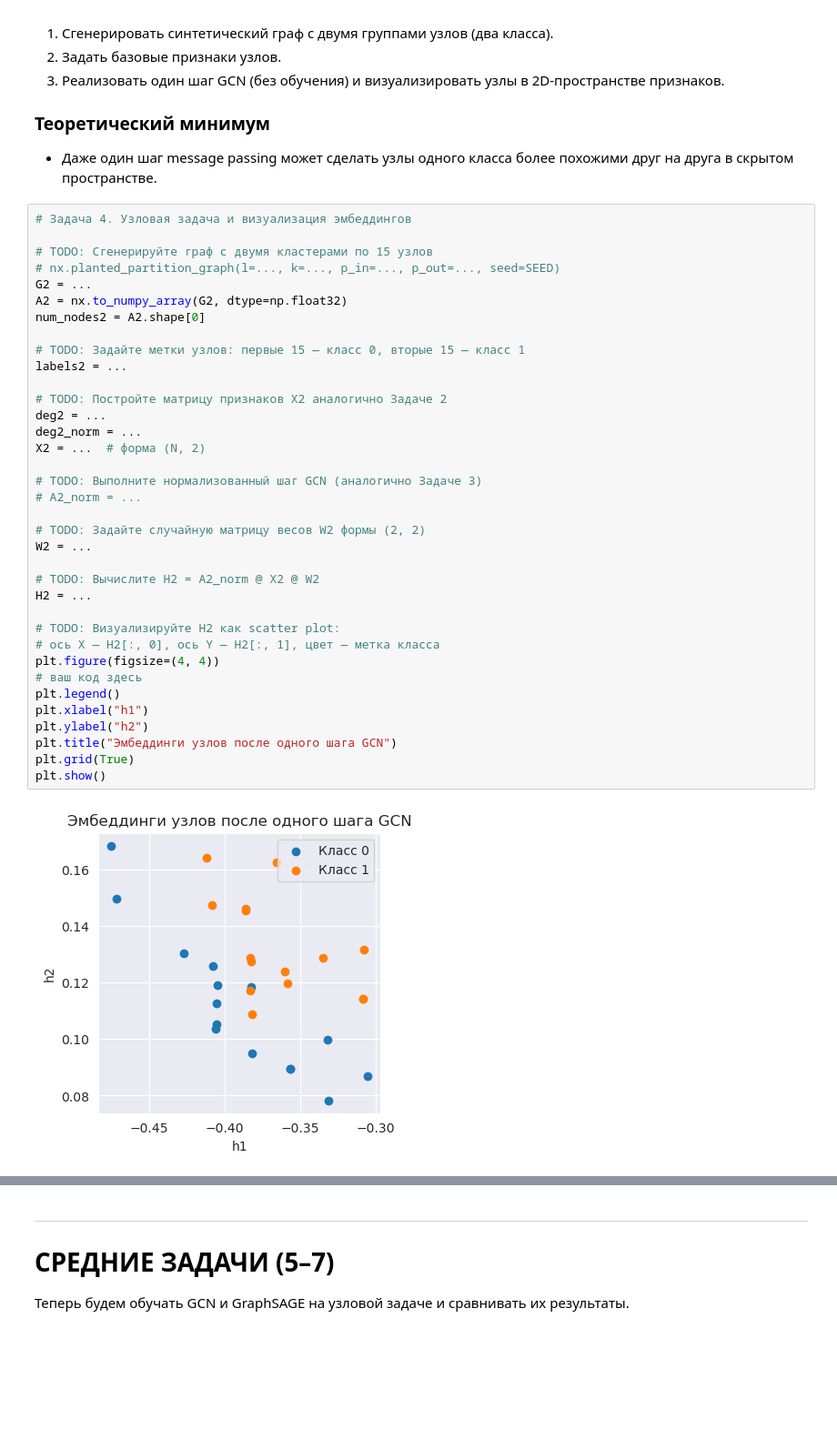
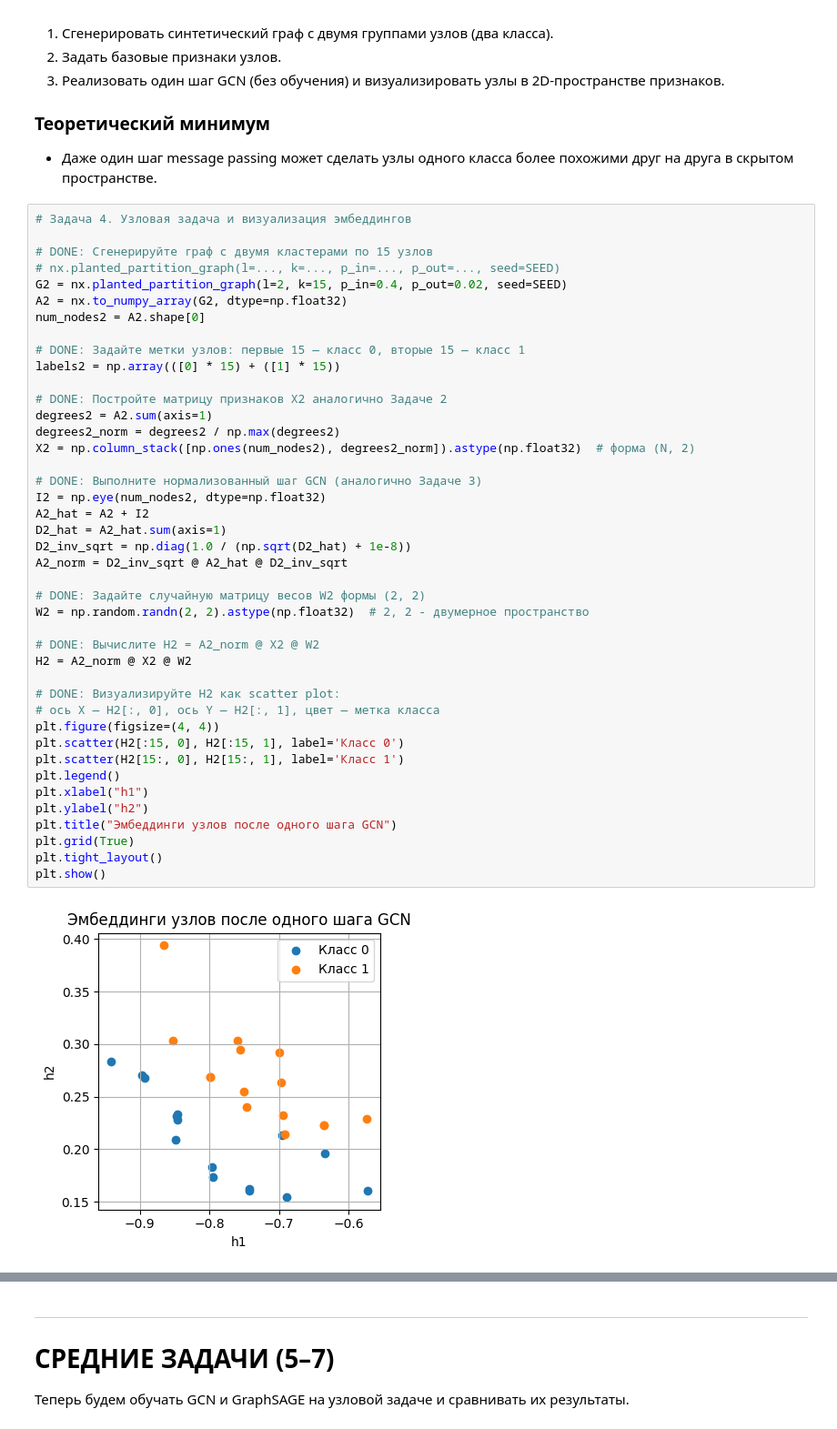
Before and after one commit to EgrSlv/DeepLearning__MIPT, a Jupyter notebook: Hw6_m6_gnn__Solovev_Egor.ipynb, the cells around one changed output, grey strips where cells are left out. Shown at 91% size. Saved outputs shown, nothing was run; the diff lists cells and outputs as text; blank space fills up the shorter version.

```diff
--- a/Hw6_m6_gnn__Solovev_Egor.ipynb
+++ b/Hw6_m6_gnn__Solovev_Egor.ipynb
@@ -301,38 +324,44 @@ print("Первые строки H:", H[:5])
 # %%
 # Задача 4. Узловая задача и визуализация эмбеддингов
 
-# TODO: Сгенерируйте граф с двумя кластерами по 15 узлов
+# DONE: Сгенерируйте граф с двумя кластерами по 15 узлов
 # nx.planted_partition_graph(l=..., k=..., p_in=..., p_out=..., seed=SEED)
-G2 = ...
+G2 = nx.planted_partition_graph(l=2, k=15, p_in=0.4, p_out=0.02, seed=SEED)
 A2 = nx.to_numpy_array(G2, dtype=np.float32)
 num_nodes2 = A2.shape[0]
 
-# TODO: Задайте метки узлов: первые 15 — класс 0, вторые 15 — класс 1
-labels2 = ...
+# DONE: Задайте метки узлов: первые 15 — класс 0, вторые 15 — класс 1
+labels2 = np.array(([0] * 15) + ([1] * 15))
 
-# TODO: Постройте матрицу признаков X2 аналогично Задаче 2
-deg2 = ...
-deg2_norm = ...
-X2 = ...  # форма (N, 2)
+# DONE: Постройте матрицу признаков X2 аналогично Задаче 2
+degrees2 = A2.sum(axis=1)
+degrees2_norm = degrees2 / np.max(degrees2)
+X2 = np.column_stack([np.ones(num_nodes2), degrees2_norm]).astype(np.float32)  # форма (N, 2)
 
-# TODO: Выполните нормализованный шаг GCN (аналогично Задаче 3)
-# A2_norm = ...
+# DONE: Выполните нормализованный шаг GCN (аналогично Задаче 3)
+I2 = np.eye(num_nodes2, dtype=np.float32)
+A2_hat = A2 + I2
+D2_hat = A2_hat.sum(axis=1)
+D2_inv_sqrt = np.diag(1.0 / (np.sqrt(D2_hat) + 1e-8))
+A2_norm = D2_inv_sqrt @ A2_hat @ D2_inv_sqrt
 
-# TODO: Задайте случайную матрицу весов W2 формы (2, 2)
-W2 = ...
+# DONE: Задайте случайную матрицу весов W2 формы (2, 2)
+W2 = np.random.randn(2, 2).astype(np.float32)  # 2, 2 - двумерное пространство
 
-# TODO: Вычислите H2 = A2_norm @ X2 @ W2
-H2 = ...
+# DONE: Вычислите H2 = A2_norm @ X2 @ W2
+H2 = A2_norm @ X2 @ W2
 
-# TODO: Визуализируйте H2 как scatter plot:
+# DONE: Визуализируйте H2 как scatter plot:
 # ось X — H2[:, 0], ось Y — H2[:, 1], цвет — метка класса
 plt.figure(figsize=(4, 4))
-# ваш код здесь
+plt.scatter(H2[:15, 0], H2[:15, 1], label='Класс 0')
+plt.scatter(H2[15:, 0], H2[15:, 1], label='Класс 1')
 plt.legend()
 plt.xlabel("h1")
 plt.ylabel("h2")
 plt.title("Эмбеддинги узлов после одного шага GCN")
 plt.grid(True)
+plt.tight_layout()
 plt.show()
 # %% [output]
-[figure, old version]
+[figure, new version]
```
Also changed, not shown: parts of 15 cells of this notebook.
